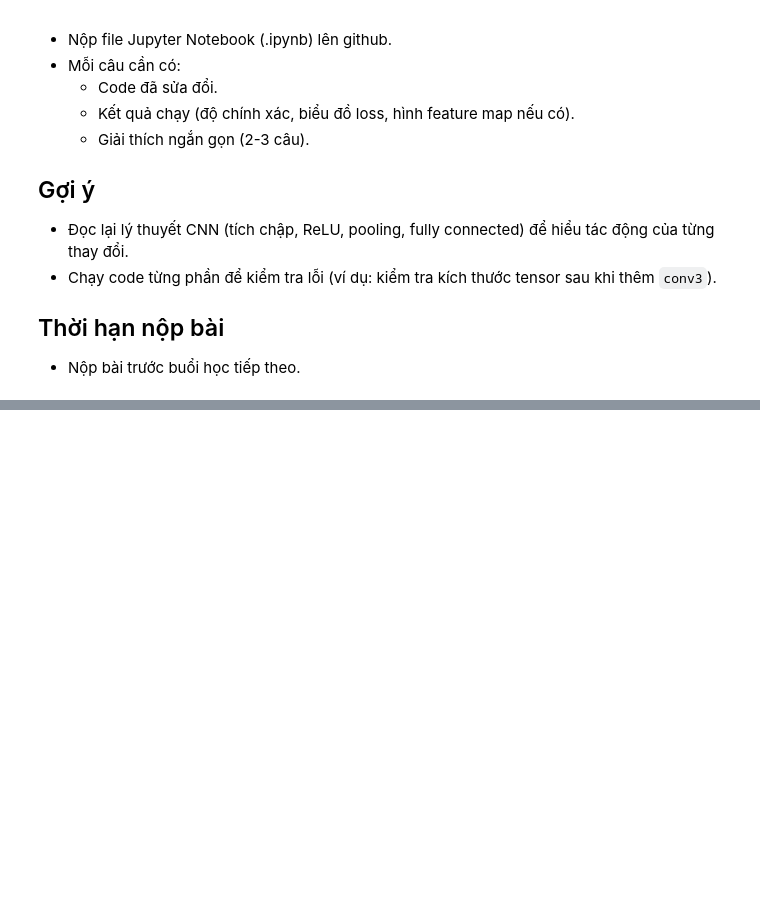
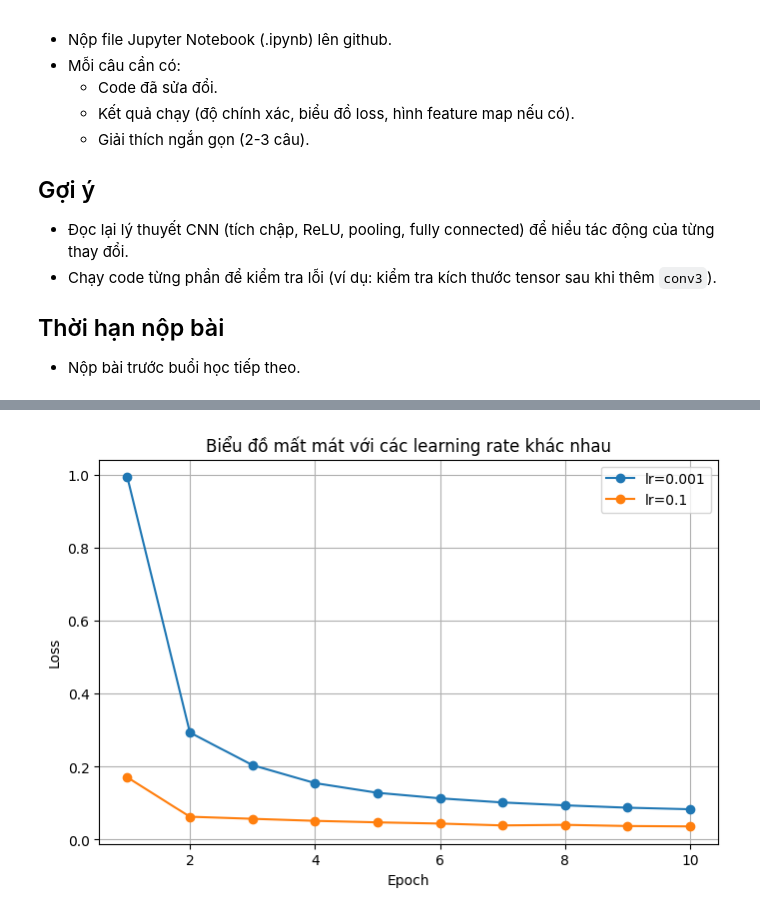
Before and after one commit to Bkhangnguyen/Thuc-Hanh-Tri-Tue-Nhan-Tao, a Jupyter notebook: LAB5/CNN-LAB.ipynb, the cells around one changed output, grey strips where cells are left out. Saved outputs shown, nothing was run; the diff lists cells and outputs as text; code cells hidden in the pictures; blank space fills up the shorter version.

```diff
--- a/LAB5/CNN-LAB.ipynb
+++ b/LAB5/CNN-LAB.ipynb
@@ -710,0 +859,75 @@ Dựa trên đoạn code CNN đã cung cấp (phân loại MNIST), hãy thực h
+# %%
+# --- Câu 3: Thay đổi learning rate ---
+import torch
+import torch.nn as nn
+import torch.optim as optim
+import torchvision
+import torchvision.transforms as transforms
+import matplotlib.pyplot as plt
+import numpy as np
+model_lr1 = MNIST_CNN().to(device)
+optimizer_lr1 = optim.SGD(model_lr1.parameters(), lr=0.001, momentum=0.9)
+loss_lr1 = []
+for epoch in range(10):
+    running_loss = 0.0
+    for images, labels in train_loader:
+        images, labels = images.to(device), labels.to(device)
+        optimizer_lr1.zero_grad()
+        outputs = model_lr1(images)
+        loss = criterion(outputs, labels)
+        loss.backward()
+        optimizer_lr1.step()
+        running_loss += loss.item()
+    epoch_loss = running_loss / len(train_loader)
+    loss_lr1.append(epoch_loss)
+    print(f"[lr=0.001] Epoch {epoch+1}, Loss: {epoch_loss:.4f}")
+
+correct = 0
+total = 0
+with torch.no_grad():
+    for images, labels in test_loader:
+        images, labels = images.to(device), labels.to(device)
+        outputs = model_lr1(images)
+        _, predicted = torch.max(outputs.data, 1)
+        total += labels.size(0)
+        correct += (predicted == labels).sum().item()
+print(f"Độ chính xác trên tập test (lr=0.001): {100 * correct / total:.2f}%")
+
+model_lr2 = MNIST_CNN().to(device)
+optimizer_lr2 = optim.SGD(model_lr2.parameters(), lr=0.1, momentum=0.9)
+loss_lr2 = []
+for epoch in range(10):
+    running_loss = 0.0
+    for images, labels in train_loader:
+        images, labels = images.to(device), labels.to(device)
+        optimizer_lr2.zero_grad()
+        outputs = model_lr2(images)
+        loss = criterion(outputs, labels)
+        loss.backward()
+        optimizer_lr2.step()
+        running_loss += loss.item()
+    epoch_loss = running_loss / len(train_loader)
+    loss_lr2.append(epoch_loss)
+    print(f"[lr=0.1] Epoch {epoch+1}, Loss: {epoch_loss:.4f}")
+
+correct = 0
+total = 0
+with torch.no_grad():
+    for images, labels in test_loader:
+        images, labels = images.to(device), labels.to(device)
+        outputs = model_lr2(images)
+        _, predicted = torch.max(outputs.data, 1)
+        total += labels.size(0)
+        correct += (predicted == labels).sum().item()
+print(f"Độ chính xác trên tập test (lr=0.1): {100 * correct / total:.2f}%")
+
+plt.figure(figsize=(8, 5))
+plt.plot(range(1, 11), loss_lr1, marker='o', label='lr=0.001')
+plt.plot(range(1, 11), loss_lr2, marker='o', label='lr=0.1')
+plt.title("Biểu đồ mất mát với các learning rate khác nhau")
+plt.xlabel("Epoch")
+plt.ylabel("Loss")
+plt.legend()
+plt.grid(True)
+plt.show()
+# %% [output]
@@ -710,0 +951 @@ Dựa trên đoạn code CNN đã cung cấp (phân loại MNIST), hãy thực h
+[figure, added]
```
Also changed, not shown: parts of 9 cells of this notebook, 14 other files.
